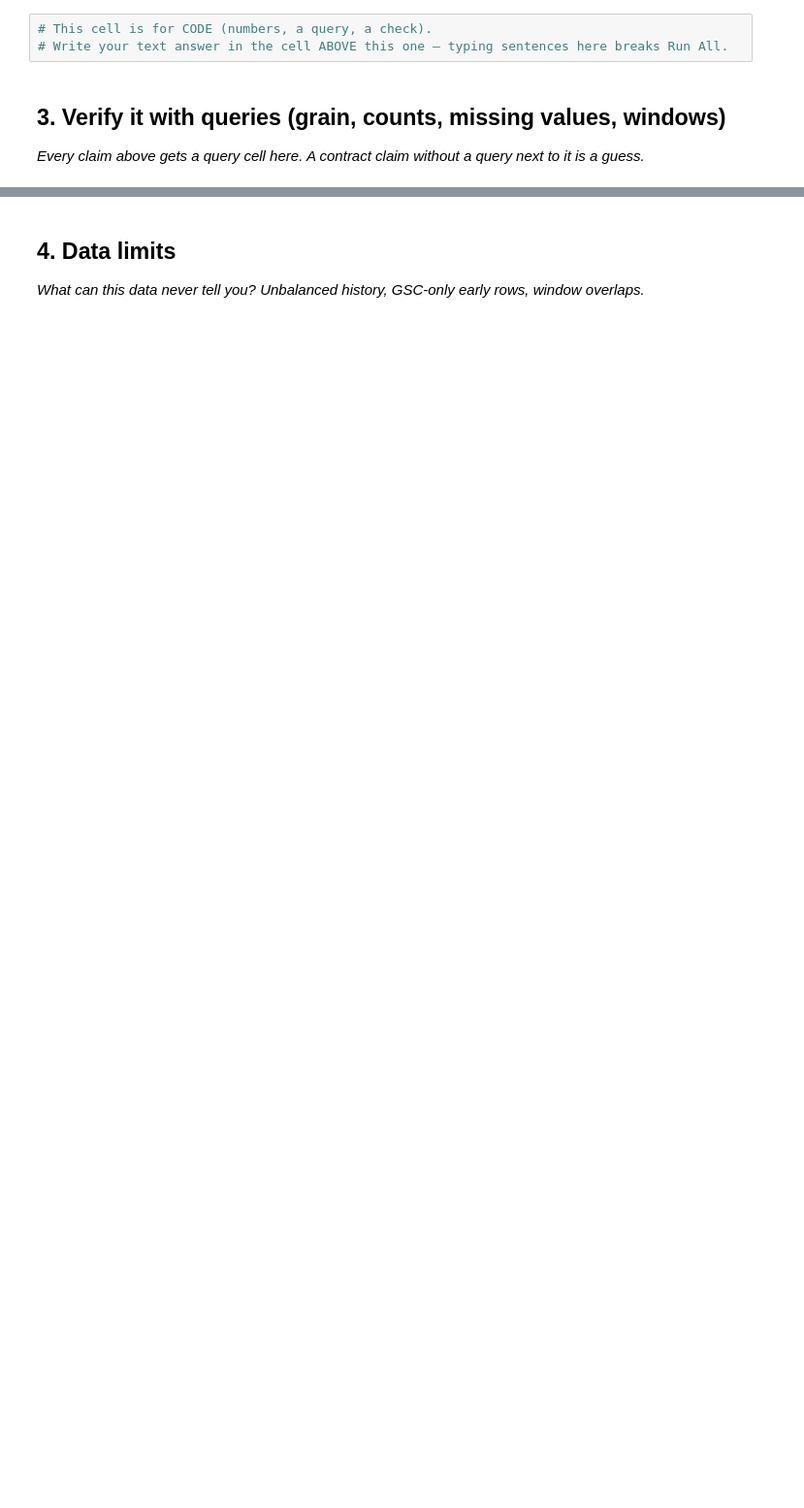
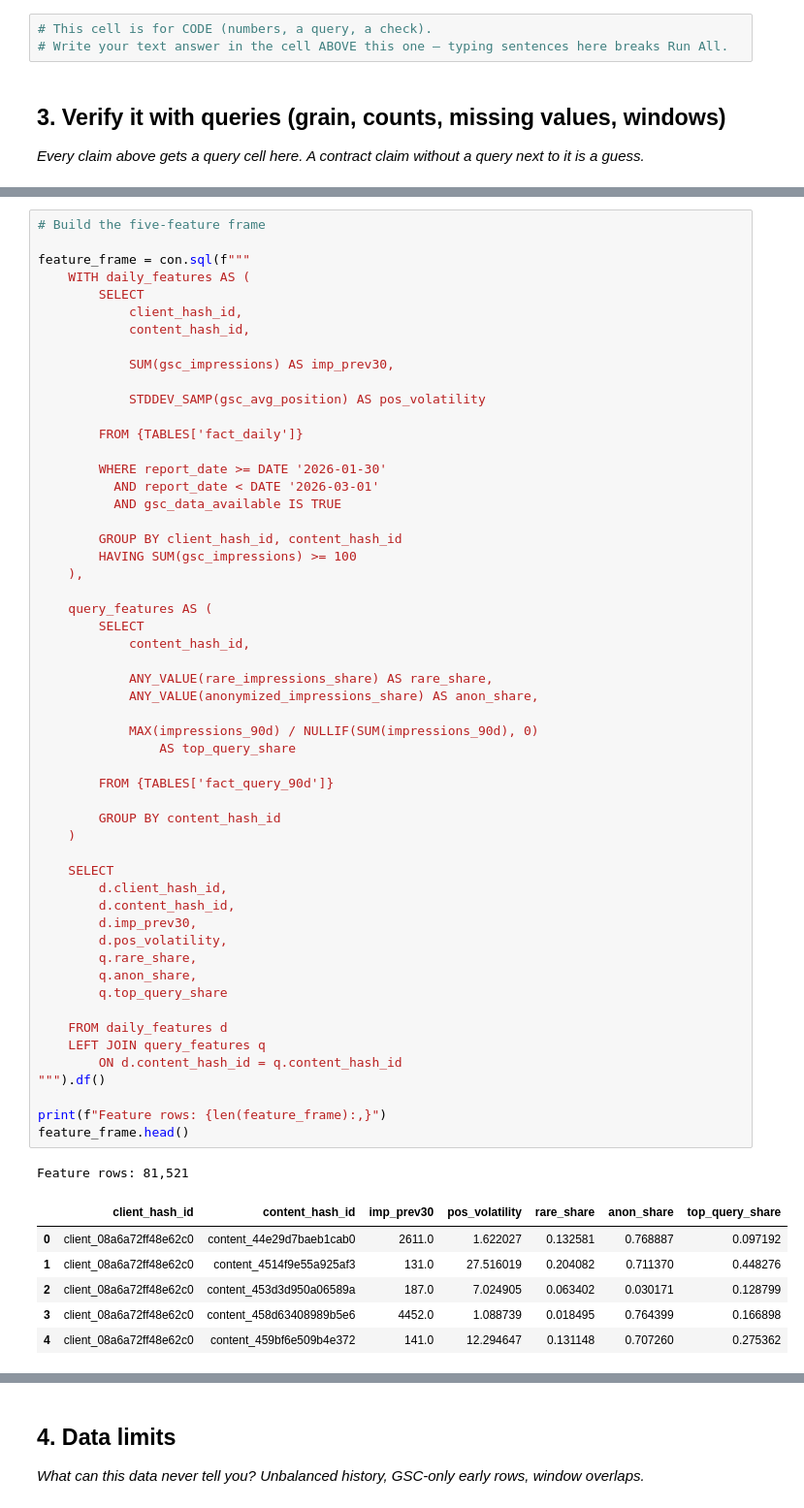
Before and after one commit to genius1oak/ConvexML, a Jupyter notebook: work/notebooks/w03_data_contract.ipynb, the cells around one changed output, grey strips where cells are left out. Shown at 97% size. Saved outputs shown, nothing was run; the diff lists cells and outputs as text; blank space fills up the shorter version.

```diff
--- a/work/notebooks/w03_data_contract.ipynb
+++ b/work/notebooks/w03_data_contract.ipynb
@@ -29,0 +142,62 @@ This skeleton is yours to fill. Work the sections **in order** — each one has
+# %%
+# Build the five-feature frame
+
+feature_frame = con.sql(f"""
+    WITH daily_features AS (
+        SELECT
+            client_hash_id,
+            content_hash_id,
+
+            SUM(gsc_impressions) AS imp_prev30,
+
+            STDDEV_SAMP(gsc_avg_position) AS pos_volatility
+
+        FROM {TABLES['fact_daily']}
+
+        WHERE report_date >= DATE '2026-01-30'
+          AND report_date < DATE '2026-03-01'
+          AND gsc_data_available IS TRUE
+
+        GROUP BY client_hash_id, content_hash_id
+        HAVING SUM(gsc_impressions) >= 100
+    ),
+
+    query_features AS (
+        SELECT
+            content_hash_id,
+
+            ANY_VALUE(rare_impressions_share) AS rare_share,
+            ANY_VALUE(anonymized_impressions_share) AS anon_share,
+
+            MAX(impressions_90d) / NULLIF(SUM(impressions_90d), 0)
+                AS top_query_share
+
+        FROM {TABLES['fact_query_90d']}
+
+        GROUP BY content_hash_id
+    )
+
+    SELECT
+        d.client_hash_id,
+        d.content_hash_id,
+        d.imp_prev30,
+        d.pos_volatility,
+        q.rare_share,
+        q.anon_share,
+        q.top_query_share
+
+    FROM daily_features d
+    LEFT JOIN query_features q
+        ON d.content_hash_id = q.content_hash_id
+""").df()
+
+print(f"Feature rows: {len(feature_frame):,}")
+feature_frame.head()
+# %% [output]
+Feature rows: 81,521
+|  | client_hash_id | content_hash_id | imp_prev30 | pos_volatility | rare_share | anon_share | top_query_share |
+| 0 | client_08a6a72ff48e62c0 | content_44e29d7baeb1cab0 | 2611.0 | 1.622027 | 0.132581 | 0.768887 | 0.097192 |
+| 1 | client_08a6a72ff48e62c0 | content_4514f9e55a925af3 | 131.0 | 27.516019 | 0.204082 | 0.711370 | 0.448276 |
+| 2 | client_08a6a72ff48e62c0 | content_453d3d950a06589a | 187.0 | 7.024905 | 0.063402 | 0.030171 | 0.128799 |
+| 3 | client_08a6a72ff48e62c0 | content_458d63408989b5e6 | 4452.0 | 1.088739 | 0.018495 | 0.764399 | 0.166898 |
+| 4 | client_08a6a72ff48e62c0 | content_459bf6e509b4e372 | 141.0 | 12.294647 | 0.131148 | 0.707260 | 0.275362 |
```
Also changed, not shown: parts of 14 cells of this notebook.
